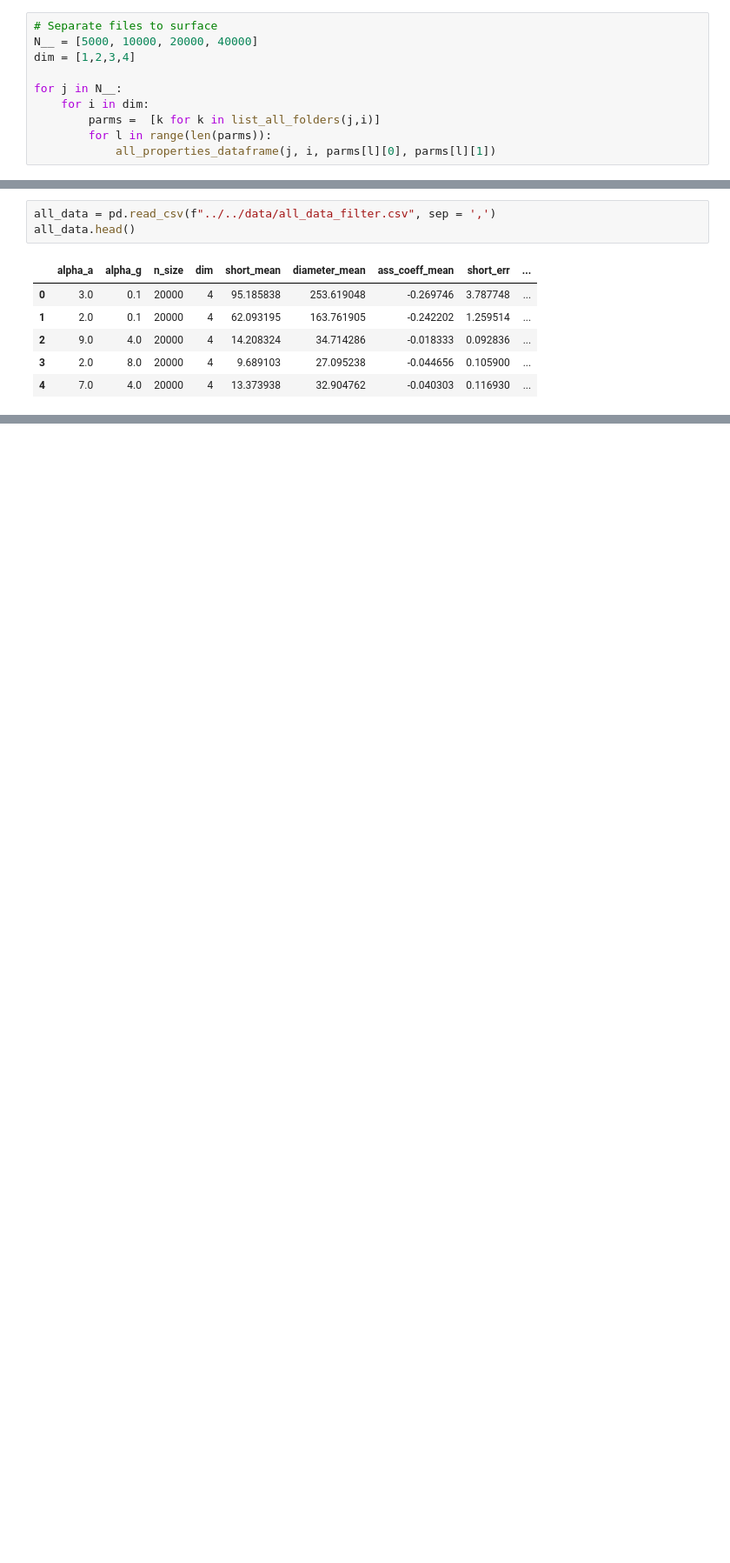
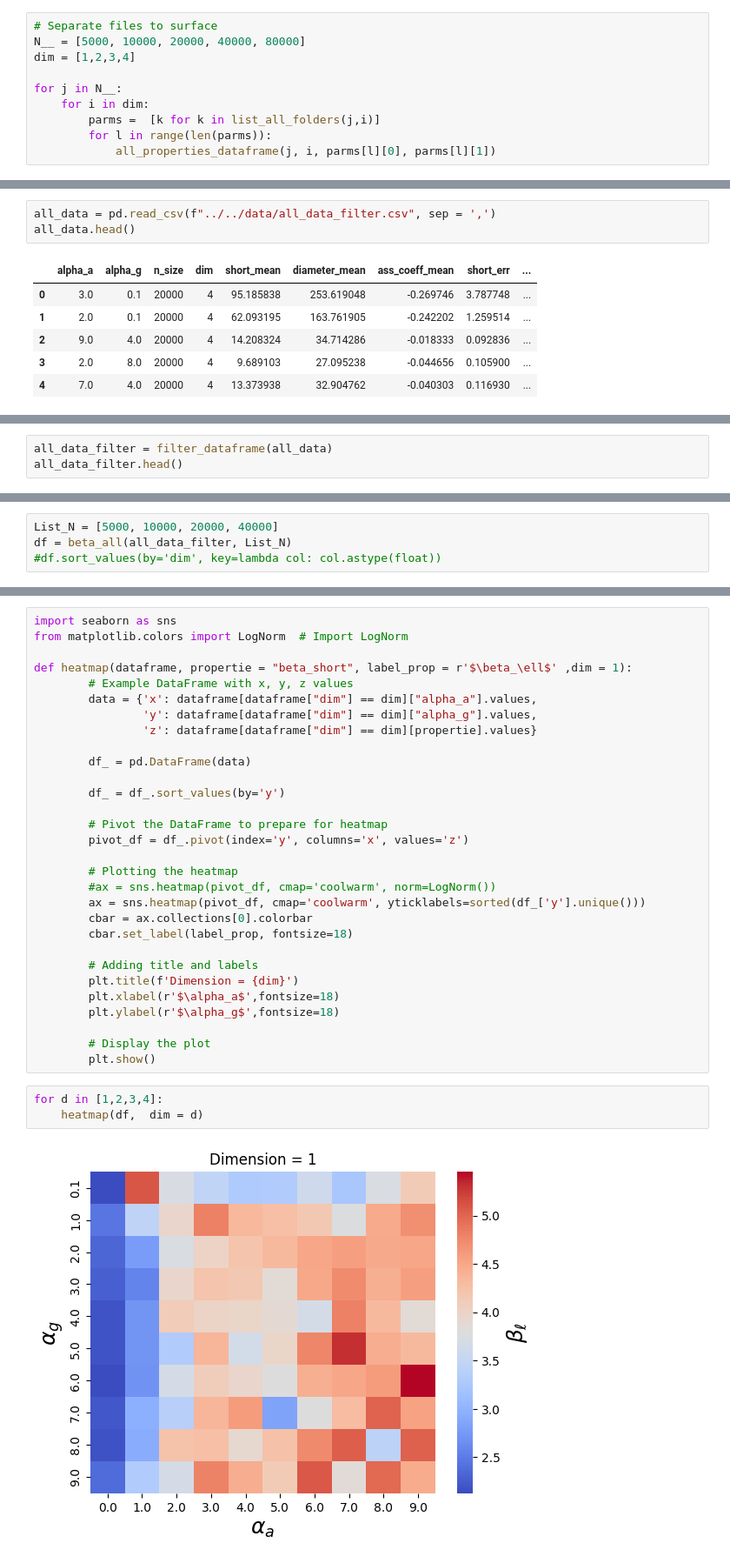
Before and after one commit to JuniorAlencar/TsallisNetwork, a Jupyter notebook: scripts/jupyter/surface_properties.ipynb, the cells around one changed output, grey strips where cells are left out. Shown at 87% size. Cells and saved outputs as stored; diff of their text form; blank space fills up the shorter version.

```diff
--- a/scripts/jupyter/surface_properties.ipynb
+++ b/scripts/jupyter/surface_properties.ipynb
@@ -3,6 +4,6 @@ from src.FunctionsProperties import *
 # %%
 # Separate files to surface
-N__ = [5000, 10000, 20000, 40000]
+N__ = [5000, 10000, 20000, 40000, 80000]
 dim = [1,2,3,4]
 
 for j in N__:
@@ -115,0 +74,3 @@ IndexError: index 0 is out of bounds for axis 0 with size 0
+# %%
+all_data_filter = filter_dataframe(all_data)
+all_data_filter.head()
@@ -115,0 +84,4 @@ IndexError: index 0 is out of bounds for axis 0 with size 0
+# %%
+List_N = [5000, 10000, 20000, 40000]
+df = beta_all(all_data_filter, List_N)
+#df.sort_values(by='dim', key=lambda col: col.astype(float))
@@ -115,0 +107,35 @@ IndexError: index 0 is out of bounds for axis 0 with size 0
+# %%
+import seaborn as sns
+from matplotlib.colors import LogNorm  # Import LogNorm
+
+def heatmap(dataframe, propertie = "beta_short", label_prop = r'$\beta_\ell$' ,dim = 1):
+        # Example DataFrame with x, y, z values
+        data = {'x': dataframe[dataframe["dim"] == dim]["alpha_a"].values,
+                'y': dataframe[dataframe["dim"] == dim]["alpha_g"].values,
+                'z': dataframe[dataframe["dim"] == dim][propertie].values}
+
+        df_ = pd.DataFrame(data)
+
+        df_ = df_.sort_values(by='y')
+
+        # Pivot the DataFrame to prepare for heatmap
+        pivot_df = df_.pivot(index='y', columns='x', values='z')
+
+        # Plotting the heatmap
+        #ax = sns.heatmap(pivot_df, cmap='coolwarm', norm=LogNorm())
+        ax = sns.heatmap(pivot_df, cmap='coolwarm', yticklabels=sorted(df_['y'].unique()))
+        cbar = ax.collections[0].colorbar
+        cbar.set_label(label_prop, fontsize=18)
+
+        # Adding title and labels
+        plt.title(f'Dimension = {dim}')
+        plt.xlabel(r'$\alpha_a$',fontsize=18)
+        plt.ylabel(r'$\alpha_g$',fontsize=18)
+
+        # Display the plot
+        plt.show()
+# %%
+for d in [1,2,3,4]:
+    heatmap(df,  dim = d)
+# %% [output]
+[figure, added]
```
Also changed, not shown: parts of 7 cells of this notebook, 6 other files.
